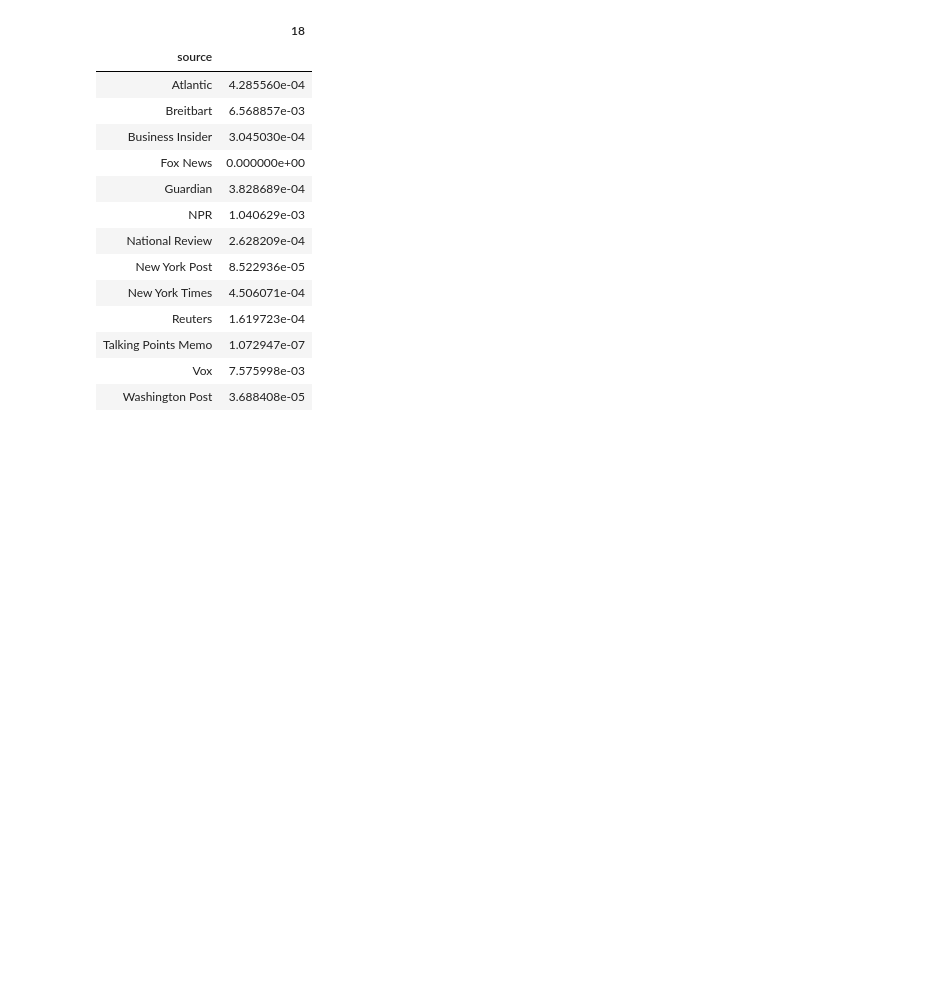
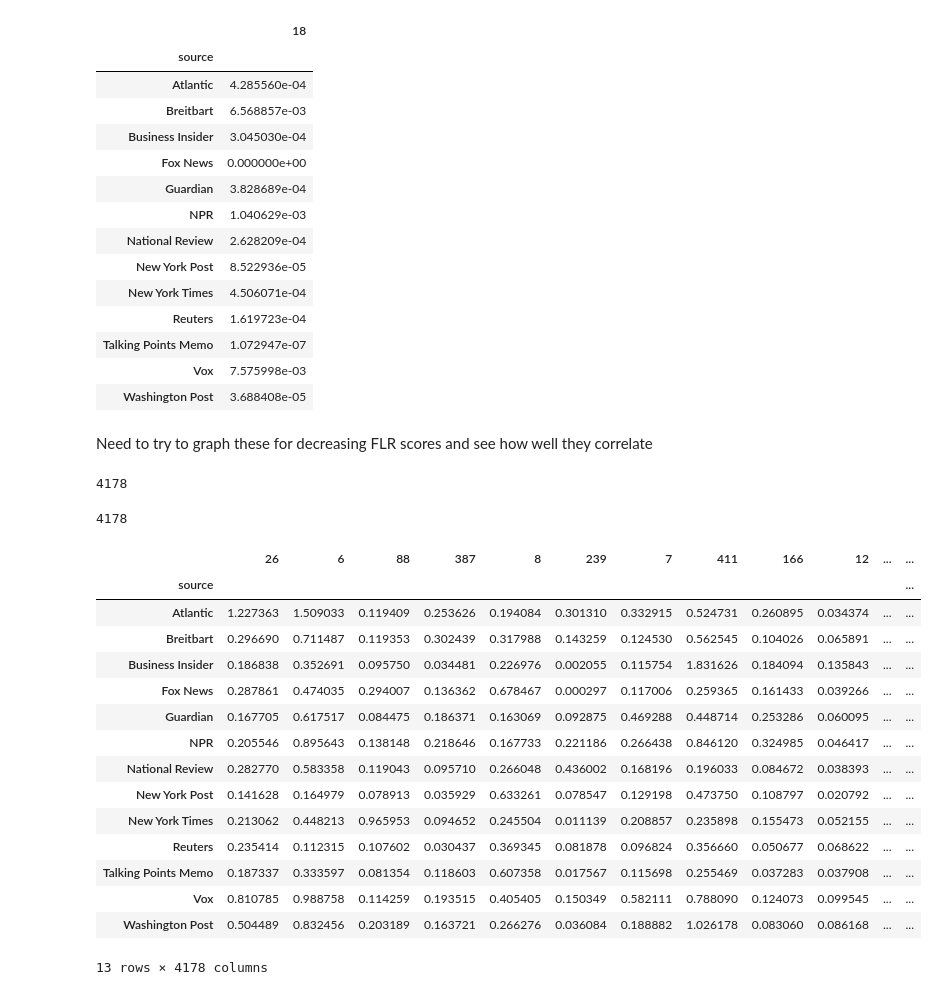
Before and after one commit to WarmCyan/perspective-mining-research, a Jupyter notebook: notebooks/NewsSourceExploration.ipynb, the cells around one changed output. Cells and saved outputs as stored; diff of their text form; code cells hidden in the pictures; blank space fills up the shorter version.

```diff
--- a/notebooks/NewsSourceExploration.ipynb
+++ b/notebooks/NewsSourceExploration.ipynb
@@ -122,3 +131,5 @@ as_df_source.groupby(['source']).std()[[nth]]
 | Talking Points Memo | 1.072947e-07 |
 | Vox | 7.575998e-03 |
 | Washington Post | 3.688408e-05 |
+# %% [markdown]
+Need to try to graph these for decreasing FLR scores and see how well they correlate
@@ -124,0 +138,32 @@ as_df_source.groupby(['source']).std()[[nth]]
+# %%
+len(aspect_ordered_translation_indices)
+# %% [output]
+4178
+# %%
+cols = positive_df.columns.tolist()
+reorderedcols = []
+for index in aspect_ordered_translation_indices:
+    reorderedcols.append(cols[index])
+print(len(cols))
+# %% [output]
+4178
+# %%
+positive_df_ordered = positive_df.iloc[:, reorderedcols]
+positive_df_ordered
+# %% [output]
+|  | 26 | 6 | 88 | 387 | 8 | 239 | 7 | 411 | 166 | 12 | ... | ... |
+| source |  |  |  |  |  |  |  |  |  |  |  | ... |
+| Atlantic | 1.227363 | 1.509033 | 0.119409 | 0.253626 | 0.194084 | 0.301310 | 0.332915 | 0.524731 | 0.260895 | 0.034374 | ... | ... |
+| Breitbart | 0.296690 | 0.711487 | 0.119353 | 0.302439 | 0.317988 | 0.143259 | 0.124530 | 0.562545 | 0.104026 | 0.065891 | ... | ... |
+| Business Insider | 0.186838 | 0.352691 | 0.095750 | 0.034481 | 0.226976 | 0.002055 | 0.115754 | 1.831626 | 0.184094 | 0.135843 | ... | ... |
+| Fox News | 0.287861 | 0.474035 | 0.294007 | 0.136362 | 0.678467 | 0.000297 | 0.117006 | 0.259365 | 0.161433 | 0.039266 | ... | ... |
+| Guardian | 0.167705 | 0.617517 | 0.084475 | 0.186371 | 0.163069 | 0.092875 | 0.469288 | 0.448714 | 0.253286 | 0.060095 | ... | ... |
+| NPR | 0.205546 | 0.895643 | 0.138148 | 0.218646 | 0.167733 | 0.221186 | 0.266438 | 0.846120 | 0.324985 | 0.046417 | ... | ... |
+| National Review | 0.282770 | 0.583358 | 0.119043 | 0.095710 | 0.266048 | 0.436002 | 0.168196 | 0.196033 | 0.084672 | 0.038393 | ... | ... |
+| New York Post | 0.141628 | 0.164979 | 0.078913 | 0.035929 | 0.633261 | 0.078547 | 0.129198 | 0.473750 | 0.108797 | 0.020792 | ... | ... |
+| New York Times | 0.213062 | 0.448213 | 0.965953 | 0.094652 | 0.245504 | 0.011139 | 0.208857 | 0.235898 | 0.155473 | 0.052155 | ... | ... |
+| Reuters | 0.235414 | 0.112315 | 0.107602 | 0.030437 | 0.369345 | 0.081878 | 0.096824 | 0.356660 | 0.050677 | 0.068622 | ... | ... |
+| Talking Points Memo | 0.187337 | 0.333597 | 0.081354 | 0.118603 | 0.607358 | 0.017567 | 0.115698 | 0.255469 | 0.037283 | 0.037908 | ... | ... |
+| Vox | 0.810785 | 0.988758 | 0.114259 | 0.193515 | 0.405405 | 0.150349 | 0.582111 | 0.788090 | 0.124073 | 0.099545 | ... | ... |
+| Washington Post | 0.504489 | 0.832456 | 0.203189 | 0.163721 | 0.266276 | 0.036084 | 0.188882 | 1.026178 | 0.083060 | 0.086168 | ... | ... |
+13 rows × 4178 columns
```
Also changed, not shown: parts of 5 cells of this notebook.
